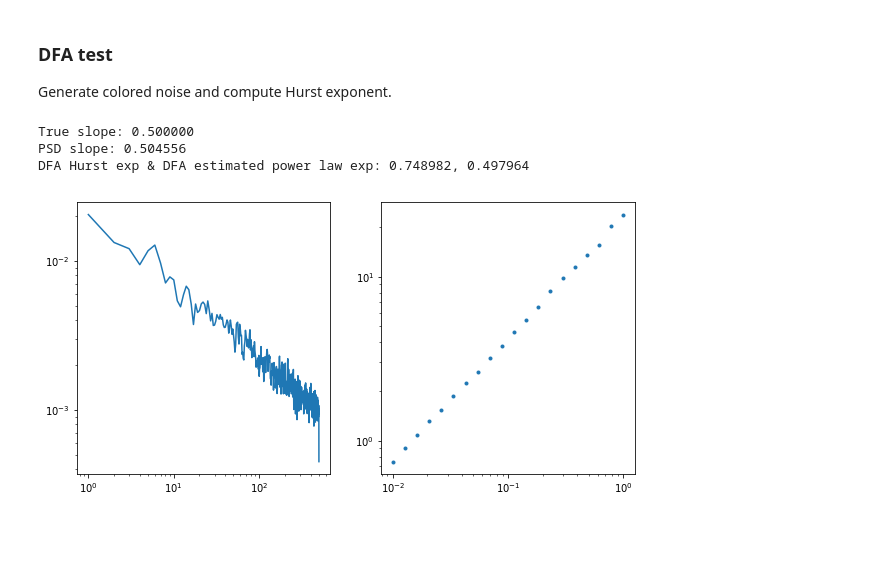
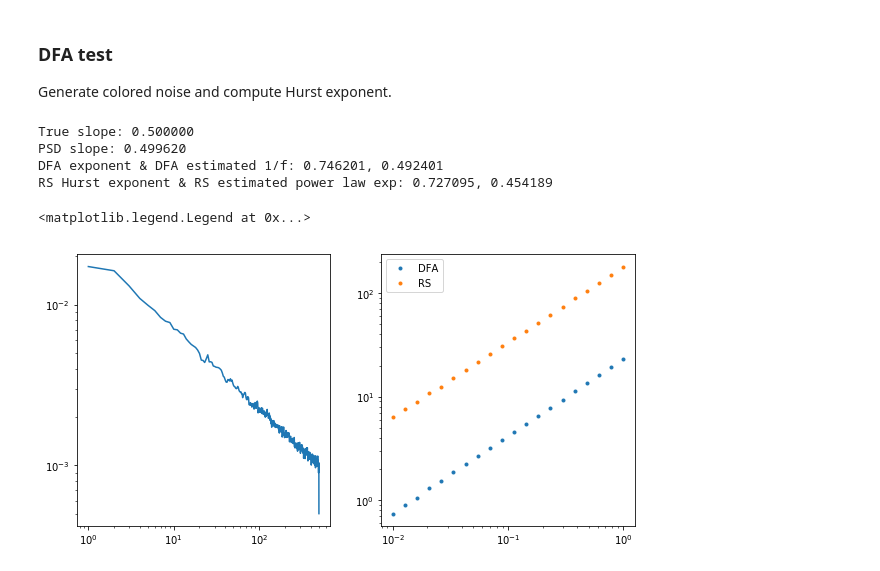
Before and after one commit to rdgao/SpaceRecon, a Jupyter notebook: notebooks/simulation_test.ipynb, the cells around one changed output. Cells and saved outputs as stored; diff of their text form; code cells hidden in the pictures; blank space fills up the shorter version.

```diff
--- a/notebooks/simulation_test.ipynb
+++ b/notebooks/simulation_test.ipynb
@@ -73,24 +73,30 @@ Generate colored noise and compute Hurst exponent.
 # %%
 exp = -0.5
 fs = 1000
-T = 40
+T = 600
 # generate colored noise with expected power law exponent
 x = utils.sim_powerlaw_signal(T,fs,exponent=exp)
 f_axis,psd = spectral.psd(x,1000)
 
 plt.figure(figsize=(10,5))
 plt.subplot(1,2,1)
 plt.loglog(f_axis,psd)
 print('True slope: %f'%-exp)
 print('PSD slope: %f'%-spectral.fit_slope(f_axis,psd,(1,300))[0])
 
 #dfa
-t_scales, df, alpha = dfa.dfa(x,fs,n_scales=20, deg=1)
-print('DFA Hurst exp & DFA estimated power law exp: %f, %f' %(alpha, 2*alpha-1))
+t_scales, df, alpha = dfa.dfa(x,fs,n_scales=20, deg=1, method='dfa')
+t_scales_, df_, rs = dfa.dfa(x,fs,n_scales=20, deg=1, method='rs')
+print('DFA exponent & DFA estimated 1/f: %f, %f' %(alpha, 2*alpha-1))
+print('RS Hurst exponent & RS estimated power law exp: %f, %f' %(rs, (2*rs-1)))
 plt.subplot(1,2,2)
-plt.loglog(t_scales, df, '.');
+plt.loglog(t_scales, df, '.', label='DFA');
+plt.loglog(t_scales_, df_, '.', label='RS');
+plt.legend()
 # %% [output]
 True slope: 0.500000
-PSD slope: 0.504556
-DFA Hurst exp & DFA estimated power law exp: 0.748982, 0.497964
+PSD slope: 0.499620
+DFA exponent & DFA estimated 1/f: 0.746201, 0.492401
+RS Hurst exponent & RS estimated power law exp: 0.727095, 0.454189
+<matplotlib.legend.Legend at 0x...>
-[figure, old version]
+[figure, new version]
```
Also changed, not shown: 1 other file.
